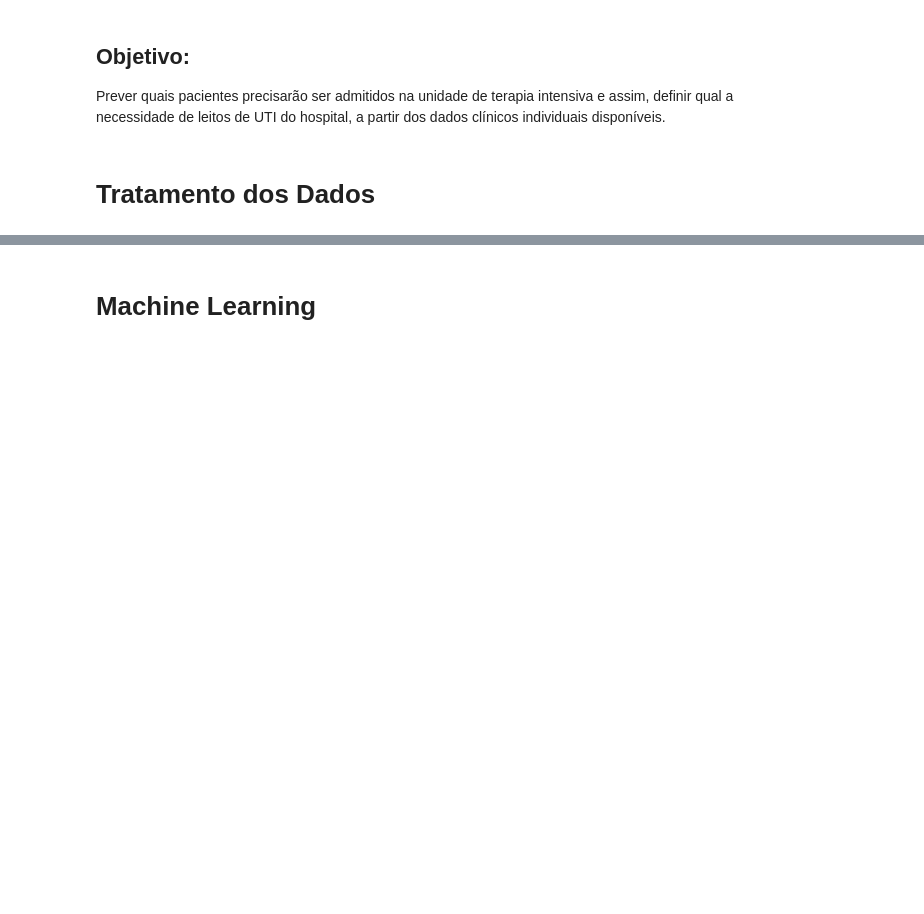
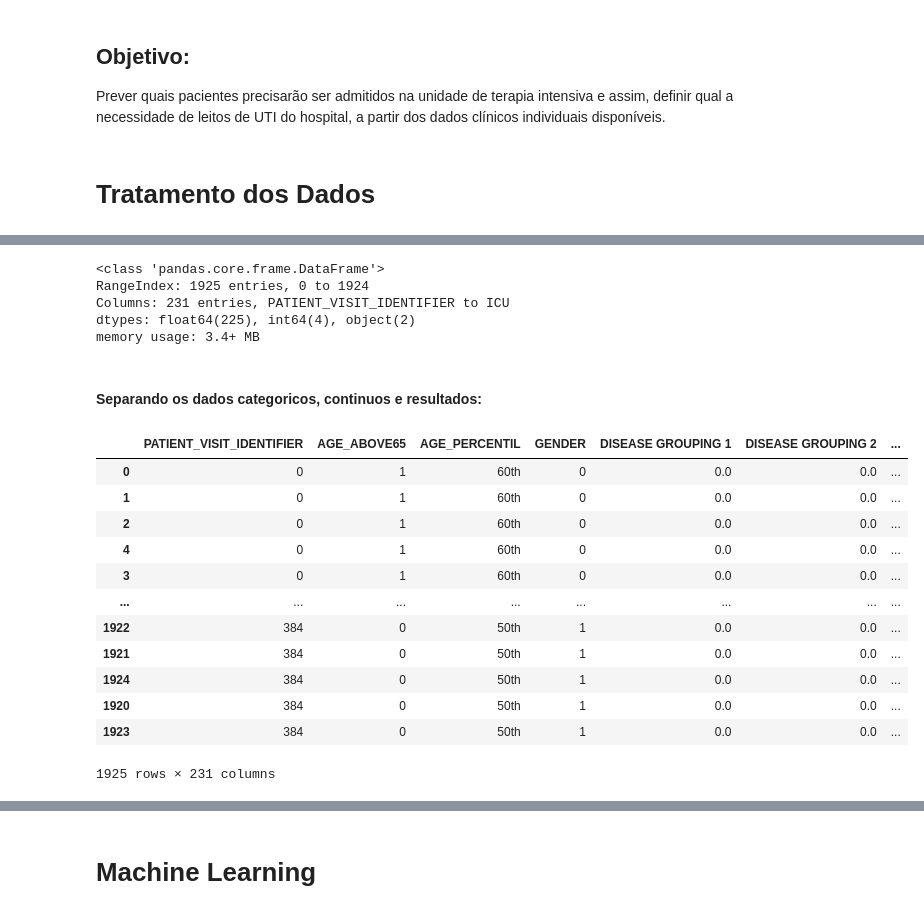
Before and after one commit to Igor-Arantes/Previsao-Internacao-Covid, a Jupyter notebook: Previsão_Internação_COVID.ipynb, the cells around one changed output, grey strips where cells are left out. Cells and saved outputs as stored; diff of their text form; code cells hidden in the pictures; blank space fills up the shorter version.

Commit message:
Inicio do tratamento dos dados

```diff
--- a/Previsão_Internação_COVID.ipynb
+++ b/Previsão_Internação_COVID.ipynb
@@ -16,0 +19,6 @@ Prever quais pacientes precisarão ser admitidos na unidade de terapia intensiva
+# %%
+import pandas as pd
+
+data_path = "https://github.com/Igor-Arantes/Previsao-Internacao-Covid/raw/master/Dados/Kaggle_Sirio_Libanes_ICU_Prediction.xlsx?raw=true"
+
+raw_data = pd.read_excel(data_path)
@@ -16,0 +68,31 @@ Prever quais pacientes precisarão ser admitidos na unidade de terapia intensiva
+# %%
+raw_data.info()
+# %% [output]
+<class 'pandas.core.frame.DataFrame'>
+RangeIndex: 1925 entries, 0 to 1924
+Columns: 231 entries, PATIENT_VISIT_IDENTIFIER to ICU
+dtypes: float64(225), int64(4), object(2)
+memory usage: 3.4+ MB
+# %% [markdown]
+#### Separando os dados categoricos, continuos e resultados:
+# %%
+categorical_data = raw_data.iloc[:, :13]
+results = raw_data.iloc[:, -2:]
+continuous_data_columns = raw_data.iloc[:, 13:-2].columns
+continuous_data = raw_data.groupby("PATIENT_VISIT_IDENTIFIER", as_index=False)[continuous_data_columns]
+# %%
+continuous_data.sample(5)
+# %% [output]
+|  | PATIENT_VISIT_IDENTIFIER | AGE_ABOVE65 | AGE_PERCENTIL | GENDER | DISEASE GROUPING 1 | DISEASE GROUPING 2 | ... |
+| 0 | 0 | 1 | 60th | 0 | 0.0 | 0.0 | ... |
+| 1 | 0 | 1 | 60th | 0 | 0.0 | 0.0 | ... |
+| 2 | 0 | 1 | 60th | 0 | 0.0 | 0.0 | ... |
+| 4 | 0 | 1 | 60th | 0 | 0.0 | 0.0 | ... |
+| 3 | 0 | 1 | 60th | 0 | 0.0 | 0.0 | ... |
+| ... | ... | ... | ... | ... | ... | ... | ... |
+| 1922 | 384 | 0 | 50th | 1 | 0.0 | 0.0 | ... |
+| 1921 | 384 | 0 | 50th | 1 | 0.0 | 0.0 | ... |
+| 1924 | 384 | 0 | 50th | 1 | 0.0 | 0.0 | ... |
+| 1920 | 384 | 0 | 50th | 1 | 0.0 | 0.0 | ... |
+| 1923 | 384 | 0 | 50th | 1 | 0.0 | 0.0 | ... |
+1925 rows × 231 columns
```
Also changed, not shown: parts of 7 cells of this notebook.
